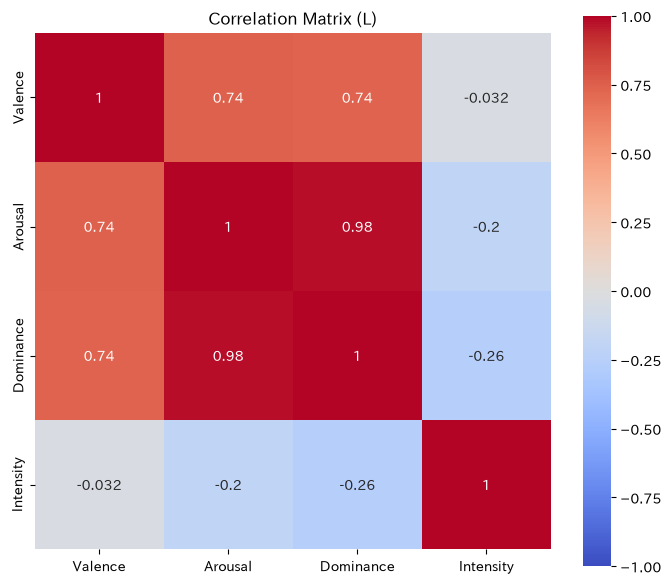
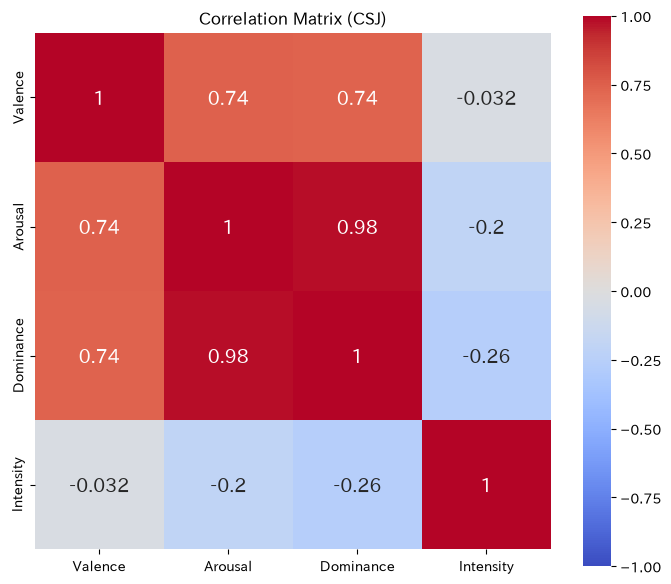
Unified diff of the notebook cell whose output changed from the first chart to the second:
--- before
+++ after
@@ -18,8 +18,9 @@
     vmin=-1,
     vmax=1,
-    square=True
+    square=True,
+    annot_kws={"size": 14}   # 数値の大きさ
 )
 
-plt.title(f"Correlation Matrix ({sp})")
+plt.title(f"Correlation Matrix (CSJ)")
 plt.xticks(rotation=0)                      # 軸ラベルの向きを変更
 plt.tight_layout()

Commit: add A and I and AI trend plots